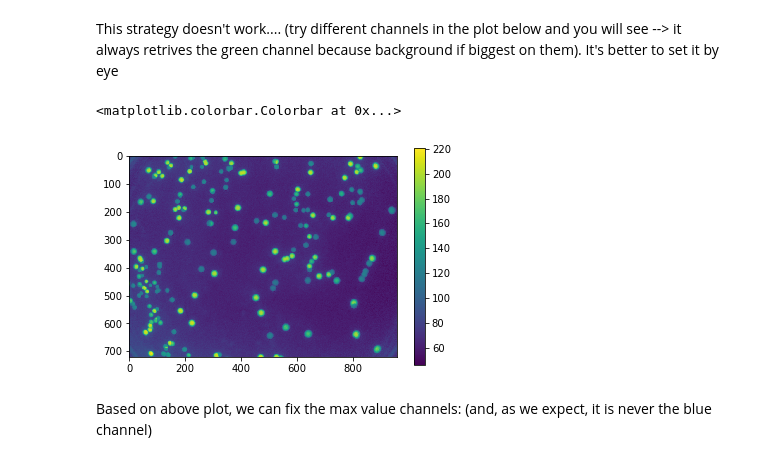
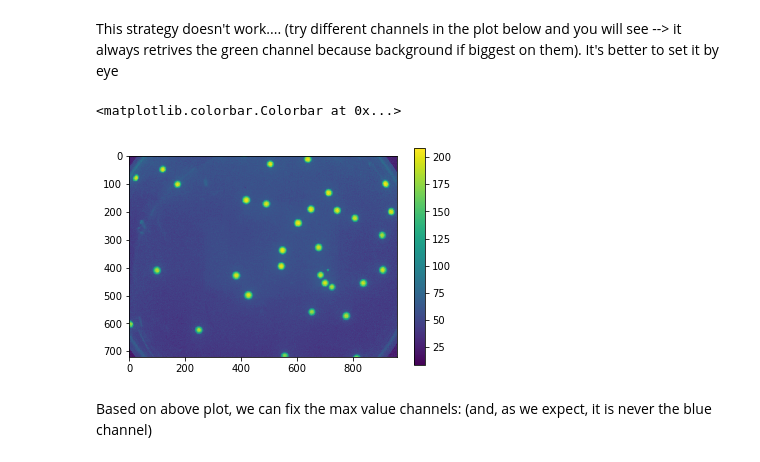
Before and after one commit to RudgeLab/FluoPi, a Jupyter notebook: Color Analysis.ipynb, the cells around one changed output. Cells and saved outputs as stored; diff of their text form; code cells hidden in the pictures.

```diff
--- a/Color Analysis.ipynb
+++ b/Color Analysis.ipynb
@@ -187,11 +187,11 @@ maximum channels are: G, G, G, G, respectively
 This strategy doesn't work.... (try different channels in the plot below and you will see --> it always retrives the green channel because background if biggest on them).
 It's better to set it by eye
 # %%
-plt.imshow(DataS4['G'][:,:,-1])
+plt.imshow(DataS1['G'][:,:,-1])
 plt.colorbar()
 # %% [output]
 <matplotlib.colorbar.Colorbar at 0x...>
-[figure, old version]
+[figure, new version]
 # %% [markdown]
 Based on above plot, we can fix the max value channels:
 (and, as we expect, it is never the blue channel)
```
Also changed, not shown: parts of 3 cells of this notebook.
